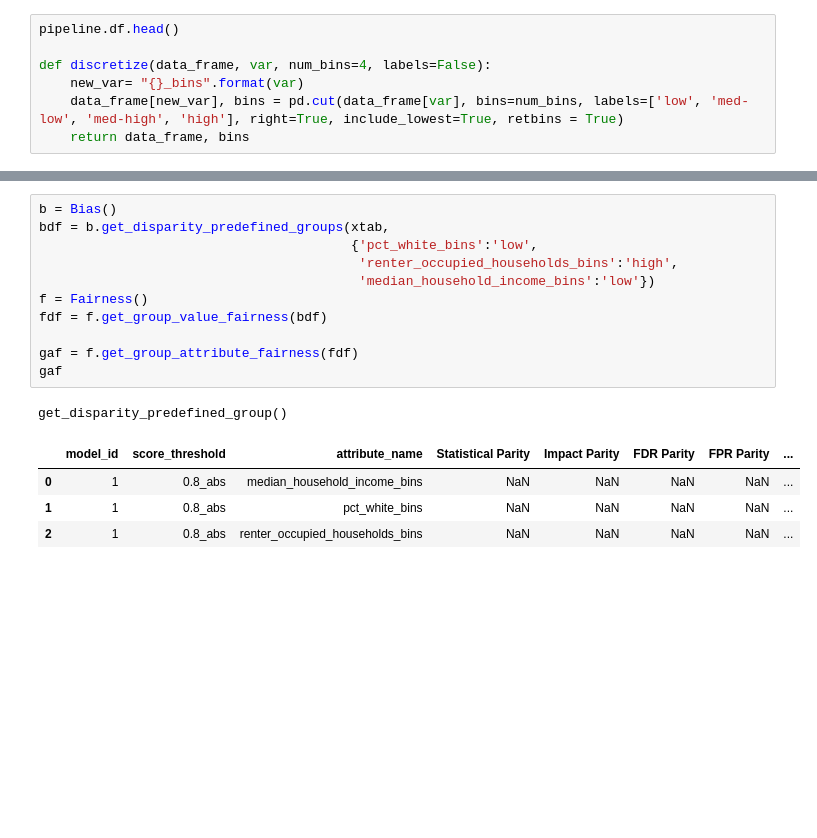
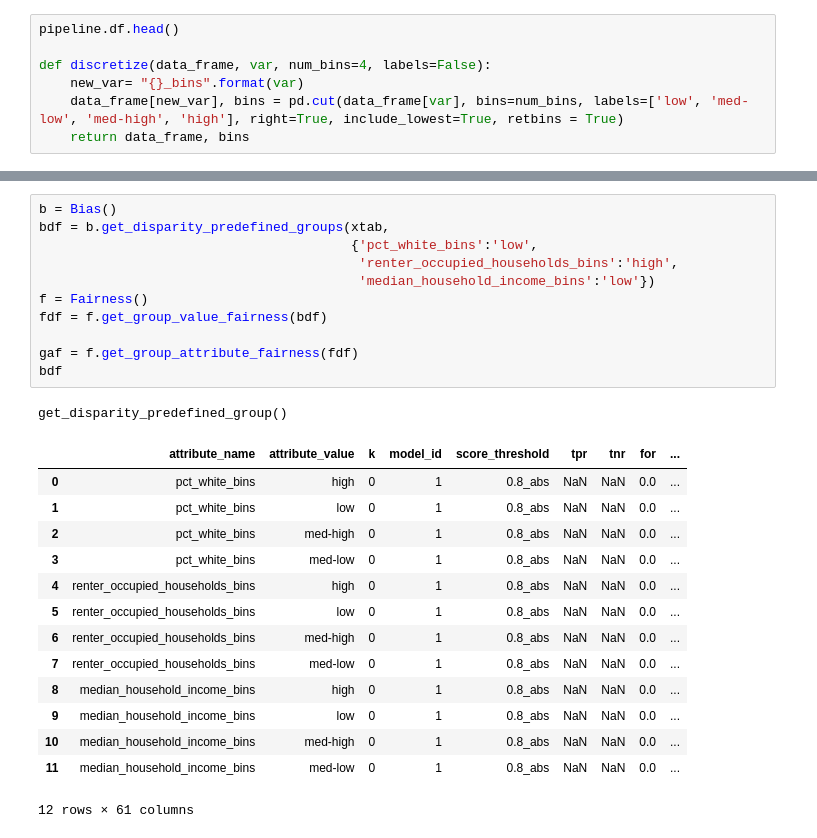
Before and after one commit to justincohler/evictions-learn, a Jupyter notebook: src/Bias Analysis.ipynb, the cells around one changed output, grey strips where cells are left out. Saved outputs shown, nothing was run; the diff lists cells and outputs as text; blank space fills up the shorter version.

```diff
--- a/src/Bias Analysis.ipynb
+++ b/src/Bias Analysis.ipynb
@@ -141,17 +142,27 @@ dtype: int64
 # %%
 b = Bias()
 bdf = b.get_disparity_predefined_groups(xtab,
                                         {'pct_white_bins':'low',
                                          'renter_occupied_households_bins':'high',
                                          'median_household_income_bins':'low'})
 f = Fairness()
 fdf = f.get_group_value_fairness(bdf)
 
 gaf = f.get_group_attribute_fairness(fdf)
-gaf
+bdf
 # %% [output]
 get_disparity_predefined_group()
-|  | model_id | score_threshold | attribute_name | Statistical Parity | Impact Parity | FDR Parity | FPR Parity | ... |
-| 0 | 1 | 0.8_abs | median_household_income_bins | NaN | NaN | NaN | NaN | ... |
-| 1 | 1 | 0.8_abs | pct_white_bins | NaN | NaN | NaN | NaN | ... |
-| 2 | 1 | 0.8_abs | renter_occupied_households_bins | NaN | NaN | NaN | NaN | ... |
+|  | attribute_name | attribute_value | k | model_id | score_threshold | tpr | tnr | for | ... |
+| 0 | pct_white_bins | high | 0 | 1 | 0.8_abs | NaN | NaN | 0.0 | ... |
+| 1 | pct_white_bins | low | 0 | 1 | 0.8_abs | NaN | NaN | 0.0 | ... |
+| 2 | pct_white_bins | med-high | 0 | 1 | 0.8_abs | NaN | NaN | 0.0 | ... |
+| 3 | pct_white_bins | med-low | 0 | 1 | 0.8_abs | NaN | NaN | 0.0 | ... |
+| 4 | renter_occupied_households_bins | high | 0 | 1 | 0.8_abs | NaN | NaN | 0.0 | ... |
+| 5 | renter_occupied_households_bins | low | 0 | 1 | 0.8_abs | NaN | NaN | 0.0 | ... |
+| 6 | renter_occupied_households_bins | med-high | 0 | 1 | 0.8_abs | NaN | NaN | 0.0 | ... |
+| 7 | renter_occupied_households_bins | med-low | 0 | 1 | 0.8_abs | NaN | NaN | 0.0 | ... |
+| 8 | median_household_income_bins | high | 0 | 1 | 0.8_abs | NaN | NaN | 0.0 | ... |
+| 9 | median_household_income_bins | low | 0 | 1 | 0.8_abs | NaN | NaN | 0.0 | ... |
+| 10 | median_household_income_bins | med-high | 0 | 1 | 0.8_abs | NaN | NaN | 0.0 | ... |
+| 11 | median_household_income_bins | med-low | 0 | 1 | 0.8_abs | NaN | NaN | 0.0 | ... |
+12 rows × 61 columns
```
Also changed, not shown: parts of 9 cells of this notebook.
